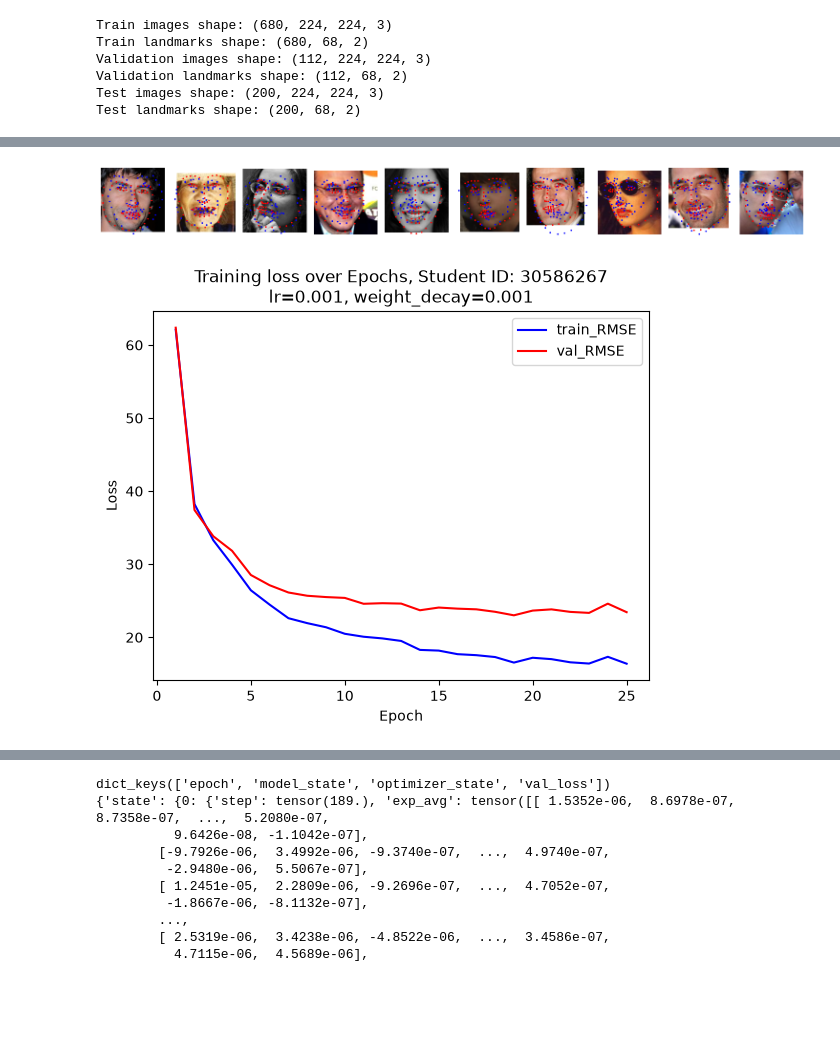
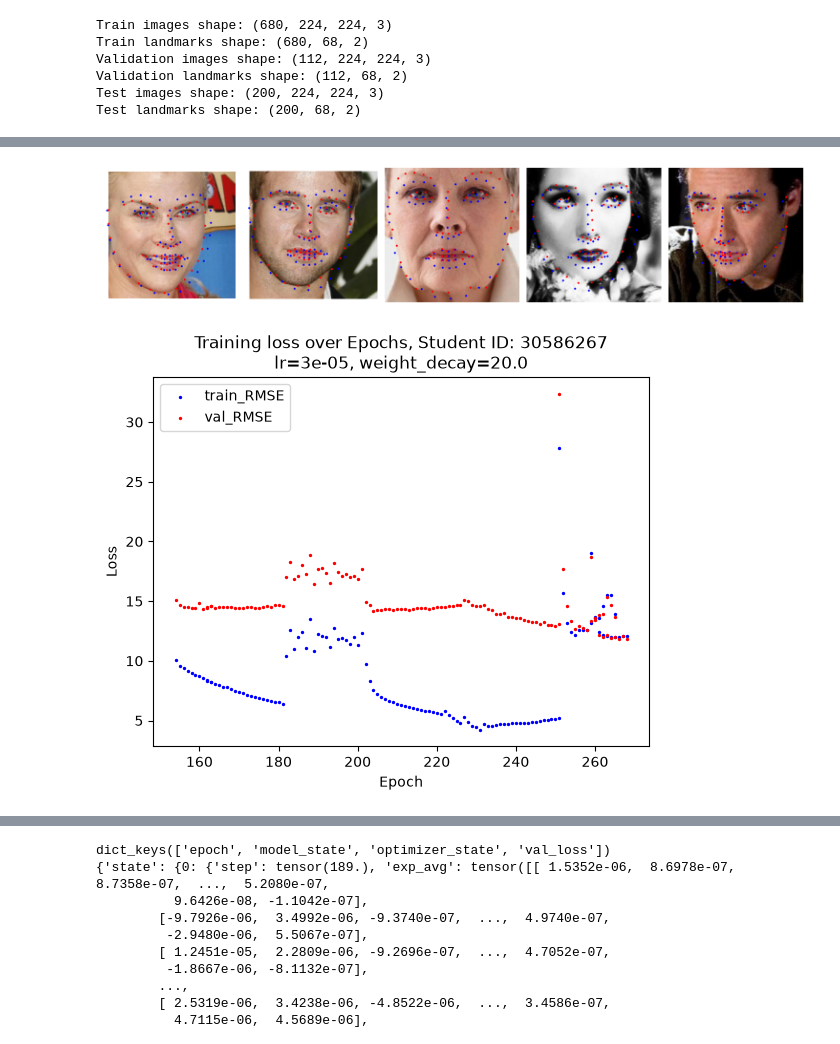
Before and after one commit to sche0151/ECE4179_Assignment_Notebooks, a Jupyter notebook: Q3_FLD_Starter_Code.ipynb, the cells around one changed output, grey strips where cells are left out. Cells and saved outputs as stored; diff of their text form; code cells hidden in the pictures; blank space fills up the shorter version.

```diff
--- a/Q3_FLD_Starter_Code.ipynb
+++ b/Q3_FLD_Starter_Code.ipynb
@@ -192,7 +192,7 @@ train_dataset = FaceDataset(
 
 train_loader = DataLoader(
     train_dataset,
-    batch_size=85,
+    batch_size=680,
     shuffle=False
 )
 
@@ -252,7 +252,7 @@ loss = nn.MSELoss()
 optimiser = torch.optim.AdamW(
     backbone.classifier.parameters(),
     lr=1e-3,
-    weight_decay=1e-3,
+    weight_decay=1e1,
 )
 # %%
 history = {
@@ -373,17 +355,19 @@ val_RMSE: 23.0870    best_RMSE: 22.8692
 # %%
-checkpoint_name = "best_checkpoint_redo_3.pth"
+checkpoint_name = "best_checkpoint15-4-7.pth"
 checkpoint = torch.load(f"q3/{checkpoint_name}")
 backbone.load_state_dict(checkpoint["model_state"])
 epoch = checkpoint["epoch"]
 history = checkpoint["history"]
 
-# print(checkpoint.keys())
-# print(checkpoint["optimizer_state"])
+print(checkpoint.keys())
+print(checkpoint["frozen"])
+print(checkpoint["optimizer_state"]['param_groups'][0])
+print(checkpoint["optimizer_state"]['param_groups'][1])
 
-backbone.eval()
+# backbone.eval()
 
 with torch.no_grad():
-    for imgs, landmarks in test_loader:
+    for imgs, landmarks in train_loader:
         imgs = imgs.to(device)
         landmarks = landmarks.to(device)
 
@@ -394,5 +378,18 @@ with torch.no_grad():
 print(f"Epoch: {epoch}")
 # print(f"best_RMSE: {best_RMSE*224:.4f}")
 # print(f"recorded loss: {checkpoint["val_loss"].item() * 224:.4f}")
-print(f"calculated loss: {val_RMSE.item() * 224:.4f}")
+print(f"calculated train loss: {val_RMSE.item() * 224:.4f}")
+
+with torch.no_grad():
+    for imgs, landmarks in val_loader:
+        imgs = imgs.to(device)
+        landmarks = landmarks.to(device)
+
+        val_pred = backbone(imgs)
+        val_MSE = loss(val_pred, landmarks)
+
+        val_RMSE = torch.sqrt(val_MSE)
+# print(f"best_RMSE: {best_RMSE*224:.4f}")
+# print(f"recorded loss: {checkpoint["val_loss"].item() * 224:.4f}")
+print(f"calculated val loss: {val_RMSE.item() * 224:.4f}")
 # %% [output]
@@ -401,21 +403,21 @@ calculated loss: 22.6882
 # %%
 predictions_np = val_pred.detach().cpu().numpy()
-pred_np_reshape = predictions_np.reshape(112, 68, 2) * 224
+pred_np_reshape = predictions_np.reshape(200, 68, 2) * 224
 
-n_samples = 10
+n_samples = 5
 fig, axes = plt.subplots(1, n_samples, figsize=(15, 6))
 
 for i in range(n_samples):
-    axes[i].imshow(val_imgs[i])
-    axes[i].scatter(pred_np_reshape[i, :, 0], pred_np_reshape[i, :, 1], c='b', s=2)
-    axes[i].scatter(val_lms[i, :, 0], val_lms[i, :, 1], c='r', s=2)
+    axes[i].imshow(test_imgs[i])
+    axes[i].scatter(pred_np_reshape[i, :, 0], pred_np_reshape[i, :, 1], c='b', s=4)
+    axes[i].scatter(test_lms[i, :, 0], test_lms[i, :, 1], c='r', s=4)
     axes[i].axis('off')
 
 plt.tight_layout()
-plt.savefig(f"sample_output_{checkpoint_name}.png", dpi=300)
+# plt.savefig(f"sample_output_{checkpoint_name}.png", dpi=300)
 plt.show()
 # %% [output]
-[figure, old version]
+[figure, new version]
 # %%
 figure1, ax = plt.subplots()
 # Y1 = [t.detach().cpu().numpy()*224 for t in history["train_RMSE"]]
@@ -424,13 +426,13 @@ figure1, ax = plt.subplots()
 # ax.plot(history["Epoch"], Y1, c='b', label="train_RMSE")
 # ax.plot(history["Epoch"], Y2, c='r', label="val_RMSE")
 
-ax.plot(history["Epoch"], [y*224 for y in history["train_RMSE"]], c='b', label="train_RMSE")
-ax.plot(history["Epoch"], [y*224 for y in history["val_RMSE"]], c='r', label="val_RMSE")
+ax.scatter(history["Epoch"], [y*224 for y in history["train_RMSE"]], c='b', s=2, label="train_RMSE")
+ax.scatter(history["Epoch"], [y*224 for y in history["val_RMSE"]], c='r', s=2, label="val_RMSE")
 plt.title(f"Training loss over Epochs, Student ID: 30586267\nlr={checkpoint['optimizer_state']['param_groups'][0]['lr']}, weight_decay={checkpoint['optimizer_state']['param_groups'][0]['weight_decay']}")
 plt.xlabel("Epoch")
 plt.ylabel("Loss")
 plt.legend()
-plt.savefig(f"History_{version}.png", dpi=300)
+plt.savefig(f"History_{checkpoint_name}.png", dpi=300)
 plt.show()
 # %% [output]
-[figure, old version]
+[figure, new version]
```
Also changed, not shown: parts of 6 cells of this notebook, 54 other files.
